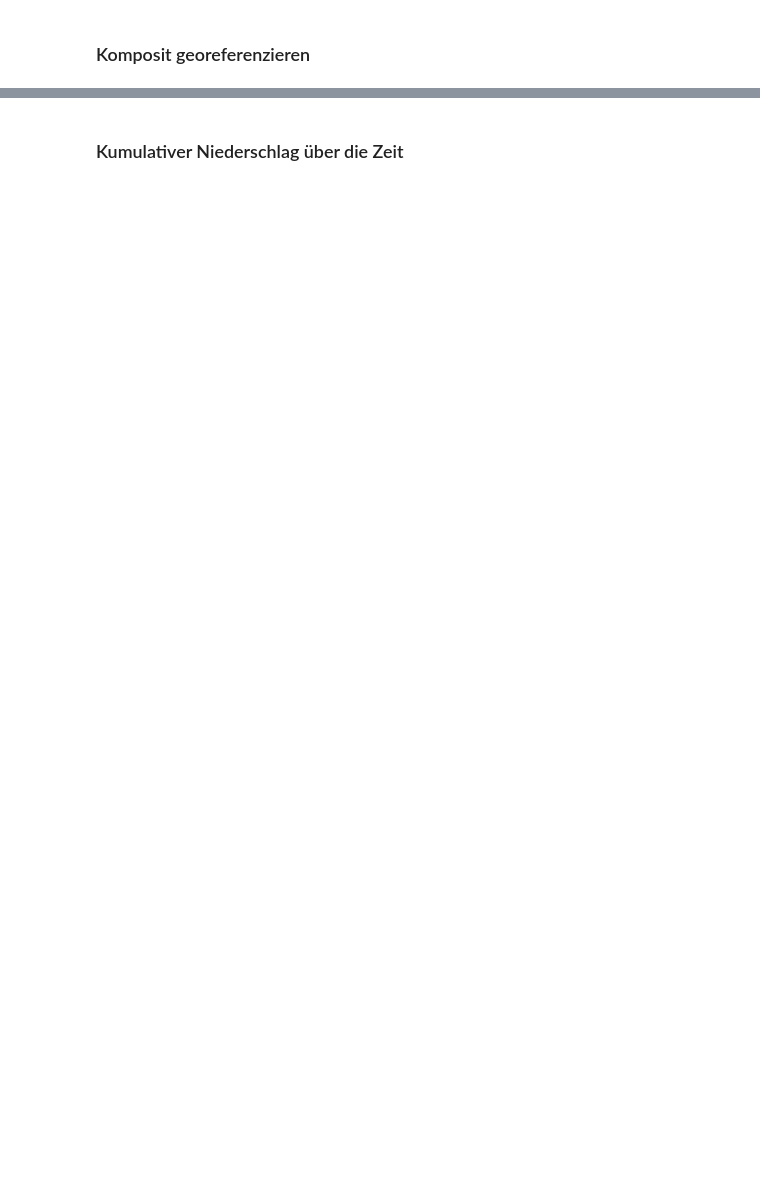
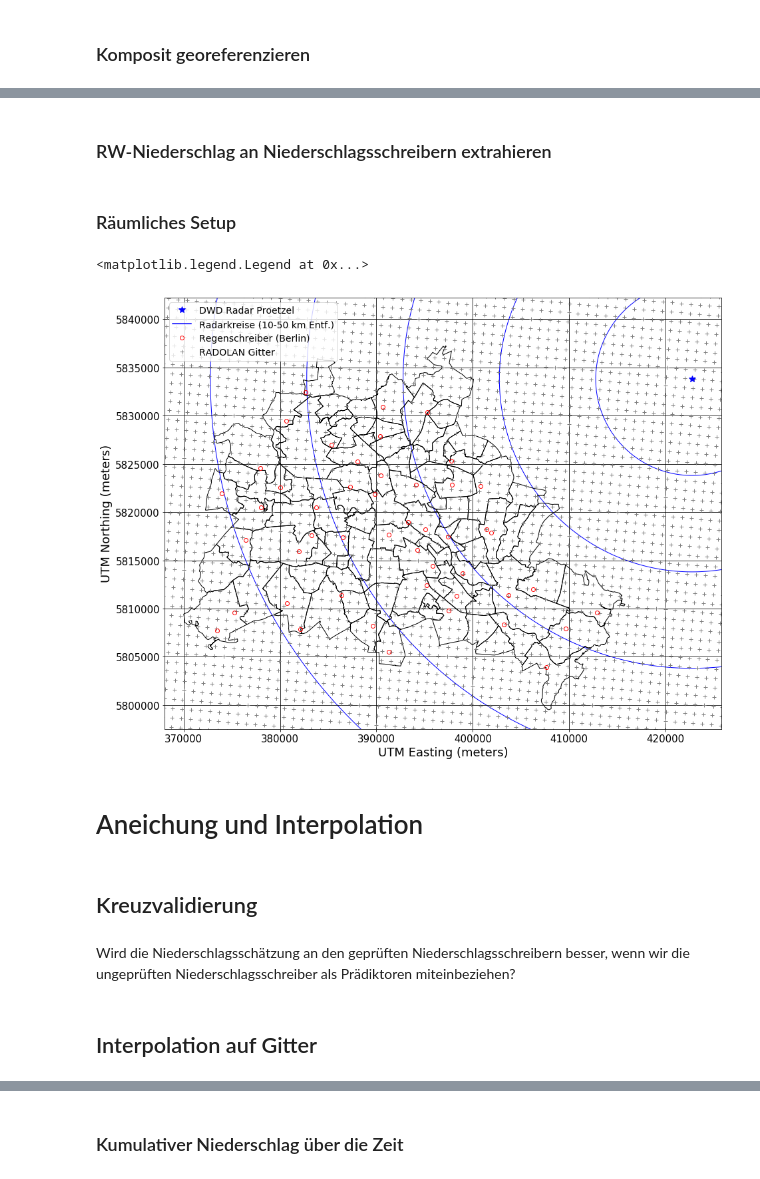
Before and after one commit to heistermann/rain-in-berlin, a Jupyter notebook: berlin_reanalysis.ipynb, the cells around one changed output, grey strips where cells are left out. Saved outputs shown, nothing was run; the diff lists cells and outputs as text; code cells hidden in the pictures; blank space fills up the shorter version.

```diff
--- a/berlin_reanalysis.ipynb
+++ b/berlin_reanalysis.ipynb
@@ -20,9 +20,9 @@ tend = "2018-07-12 23:00:00"
 dxsrc = "dx/raa00-dx_10392-%s-pro---bin"
 dtimes = wradlib.util.from_to(tstart, tend, 300)
 # %%
-site = (helpers.radars["pro"]["lon"], helpers.radars["pro"]["lat"], helpers.radars["pro"]["alt"])
-r = helpers.specs_dx["r"]
-az = helpers.specs_dx["az"]
+site = (h.radars["pro"]["lon"], h.radars["pro"]["lat"], h.radars["pro"]["alt"])
+r = h.specs_dx["r"]
+az = h.specs_dx["az"]
 # %%
 # http://www.stadtentwicklung.berlin.de/service/gesetzestexte/de/download/geoinformation/koordinatenreferenzsysteme.pdf
 proj = wradlib.georef.epsg_to_osr(25833)
@@ -157,6 +126,7 @@ print("")
 # %%
 # Get coordinates
 rwcoords = wradlib.georef.get_radolan_grid(900,900)
-xrw, yrw = wradlib.georef.reproject(rwcoords[:,:,0], rwcoords[:,:,1],
-                                   projection_source=wradlib.georef.create_osr("dwd-radolan"),
-                                   projection_target=proj)
+x_rw, y_rw = wradlib.georef.reproject(rwcoords[:,:,0],
+                                      rwcoords[:,:,1],
+                                      projection_source=wradlib.georef.create_osr("dwd-radolan"),
+                                      projection_target=proj)
@@ -219,2 +139,4 @@ plt.tight_layout()
+# %% [markdown]
+### RW-Niederschlag an Niederschlagsschreibern extrahieren
 # %%
 # compute the KDTree
@@ -225,0 +148,45 @@ rwprec = np.median([rw.sum(axis=0).ravel()[ix_] for ix_ in rwix], axis=1)
+# %% [markdown]
+### Räumliches Setup
+# %%
+fig = plt.figure(figsize=(15,15))
+
+ax = fig.add_subplot(111, aspect="equal")
+#pm = plt.pcolormesh(x_rw, y_rw, np.ones((900,900)),
+#                    facecolor="None", edgecolor="grey", cmap=plt.cm.gist_gray, vmax=1, linewidth=0.1)
+plt.plot(x_rw, y_rw, "k+", color="gray")
+site_xy = wradlib.georef.reproject(site, projection_target=proj)
+plt.plot(site_xy[0], site_xy[1], "b*", ms=10, label="DWD Radar Proetzel")
+wradlib.vis.plot_ppi_crosshair(site=site, ranges=np.arange(1,6)*10000,
+                               angles=[90], proj=proj,
+                               line=dict(color='none'),
+                               circle={'edgecolor': 'blue', "linewidth": 1., "linestyle":"-"})
+ax.plot([], [], "b-", label="Radarkreise (10-50 km Entf.)")
+#cb = plt.colorbar(pm, shrink=0.5)
+wradlib.vis.add_lines(ax, borders, color='black', lw=1)
+plt.plot(gauges.x, gauges.y, "go", markerfacecolor="None", mec="red", label="Regenschreiber (Berlin)")
+
+#for i in range(len(gauges)):
+#    color = "red"
+#    if gauges.veg[i]=="geprüft":
+#        color="white"
+#    plt.text(gauges.x[i], gauges.y[i], "%d" % gageprec[i],
+#             horizontalalignment='center', verticalalignment='center', color=color, fontsize=12)
+plt.grid(color="black")
+plt.xlabel("UTM Easting (meters)", fontsize=18)
+plt.ylabel("UTM Northing (meters)", fontsize=18)
+bufr = 10000
+plt.xlim(bbox[0]-2000, bbox[1]+10000)
+plt.ylim(bbox[2]-2000, bbox[3]+5000)
+ax.tick_params(labelsize=15)
+ax.plot([], [], "k+", color="gray", label="RADOLAN Gitter")
+plt.legend(fontsize=14)
+#plt.title("DX")
+# %% [output]
+<matplotlib.legend.Legend at 0x...>
+[figure, added]
+# %% [markdown]
+# Aneichung und Interpolation
+# %% [markdown]
+## Kreuzvalidierung
+# %% [markdown]
+Wird die Niederschlagsschätzung an den geprüften Niederschlagsschreibern besser, wenn wir die ungeprüften Niederschlagsschreiber als Prädiktoren miteinbeziehen?
@@ -225,0 +214,2 @@ rwprec = np.median([rw.sum(axis=0).ravel()[ix_] for ix_ in rwix], axis=1)
+# %% [markdown]
+## Interpolation auf Gitter
```
Also changed, not shown: parts of 47 cells of this notebook, 2 other files.
